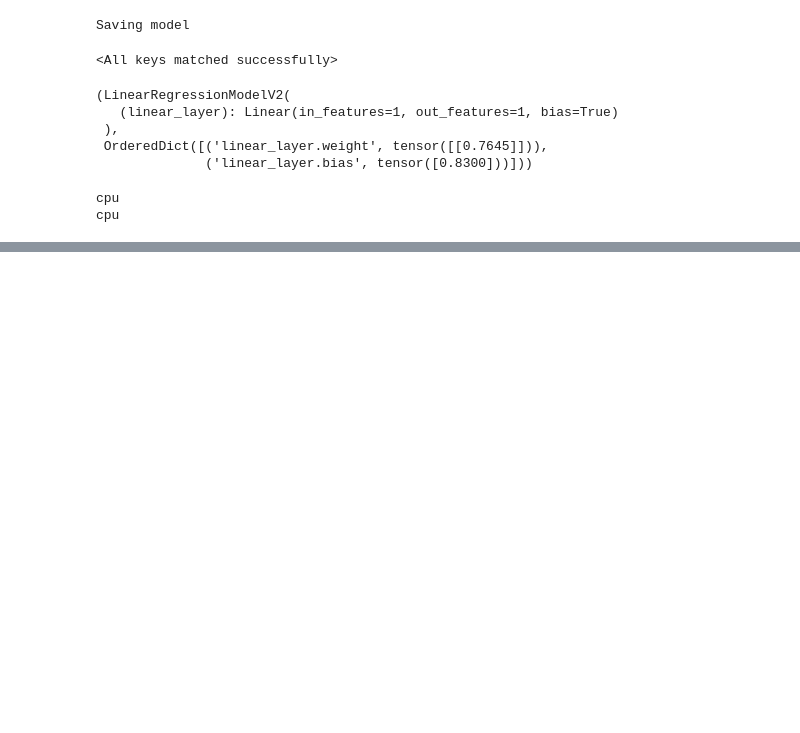
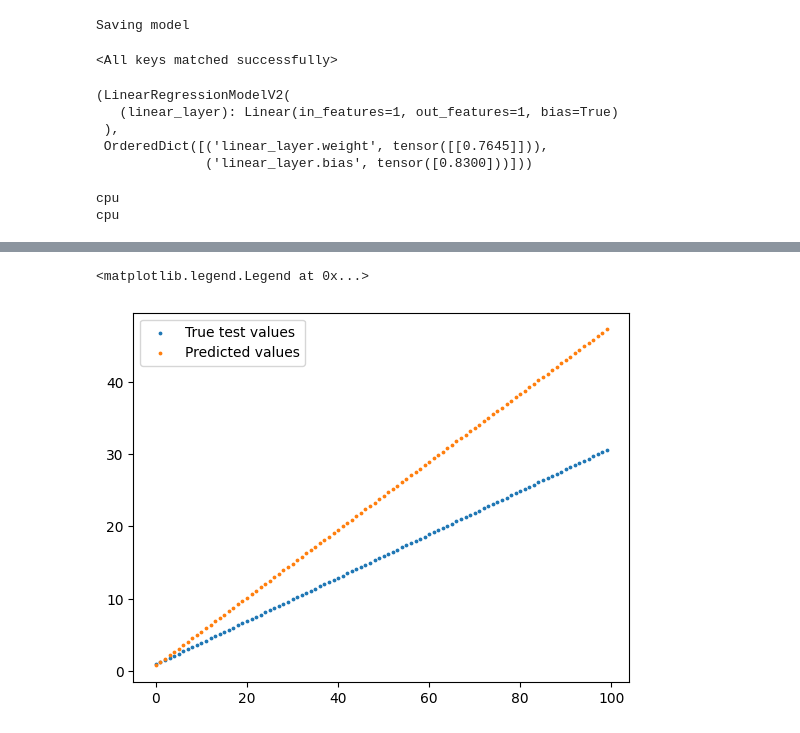
Before and after one commit to akshayavb99/pytorch-examples, a Jupyter notebook: zero-to-mastery-pytorch/01_pytorch_workflow_fundamentals.ipynb, the cells around one changed output, grey strips where cells are left out. Cells and saved outputs as stored; diff of their text form; code cells hidden in the pictures; blank space fills up the shorter version.

```diff
--- a/zero-to-mastery-pytorch/01_pytorch_workflow_fundamentals.ipynb
+++ b/zero-to-mastery-pytorch/01_pytorch_workflow_fundamentals.ipynb
@@ -315,0 +341,27 @@ cpu
+# %%
+#3. Create a loss function and optimizer using nn.L1Loss() and torch.optim.SGD(params, lr) respectively.
+
+loss_func = torch.nn.L1Loss()
+optimizer_func = torch.optim.SGD(smpcls.parameters(),lr=0.01)
+
+epochs = 300
+
+for epoch in range(epochs):
+  #Training the model
+  smpcls.train()
+  train_pred = smpcls(X_train)
+  train_loss = loss_func(train_pred,y_train)
+  optimizer_func.zero_grad()
+  train_loss.backward()
+  optimizer_func.step()
+
+  #Evaluating the model
+  if epoch%20==0:
+    smpcls.eval()
+    with torch.inference_mode():
+      test_pred = smpcls(X_test)
+      test_loss = loss_func(test_pred,y_test)
+      print(epoch)
+      print(train_loss)
+      print(test_loss)
+      print()
@@ -315,0 +386,11 @@ cpu
+# %%
+#4. Make predictions with the trained model on the test data.
+with torch.inference_mode():
+  test_pred = smpcls(X)
+
+plt.scatter(X,y,label="True test values", s=3)
+plt.scatter(X,test_pred,label="Predicted values",s=3)
+plt.legend()
+# %% [output]
+<matplotlib.legend.Legend at 0x...>
+[figure, added]
```
Also changed, not shown: parts of 6 cells of this notebook.
